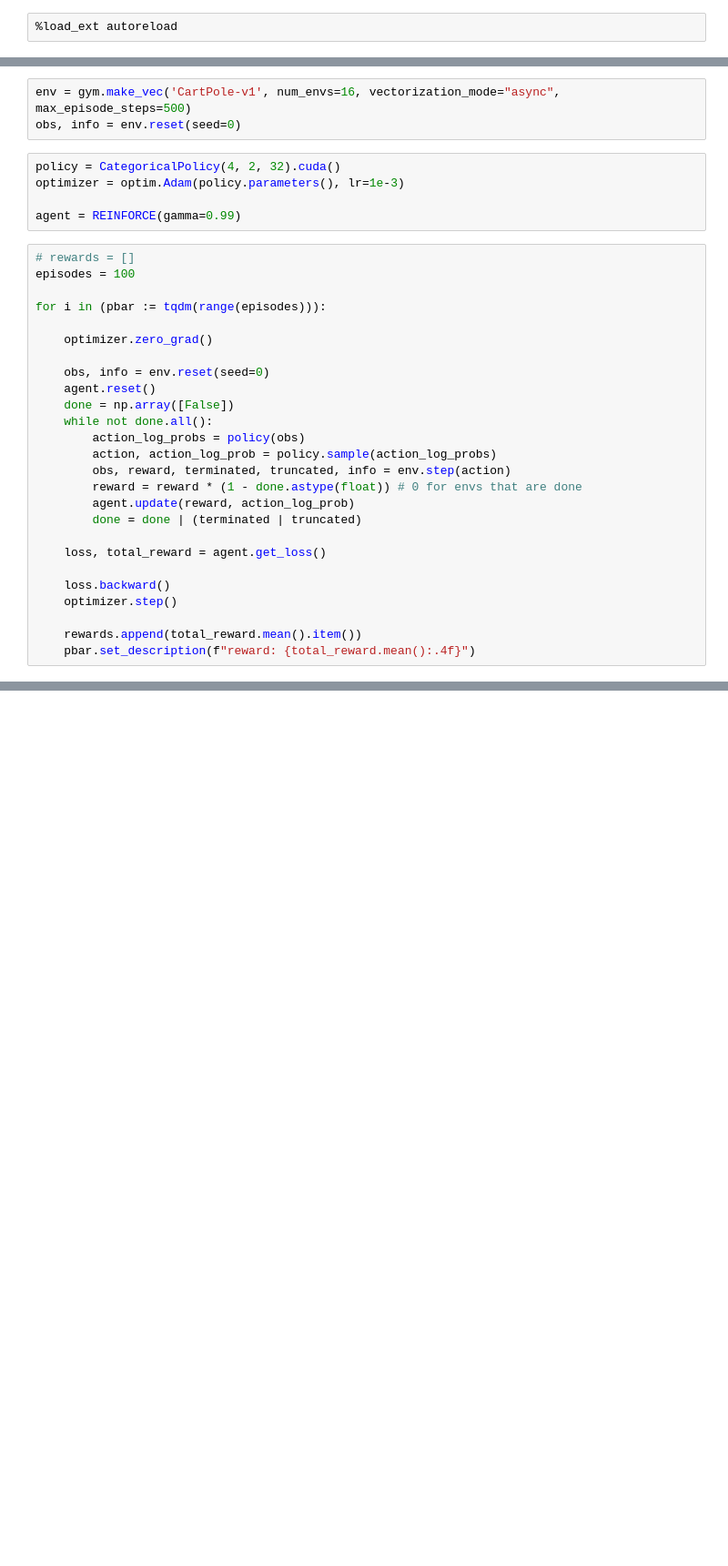
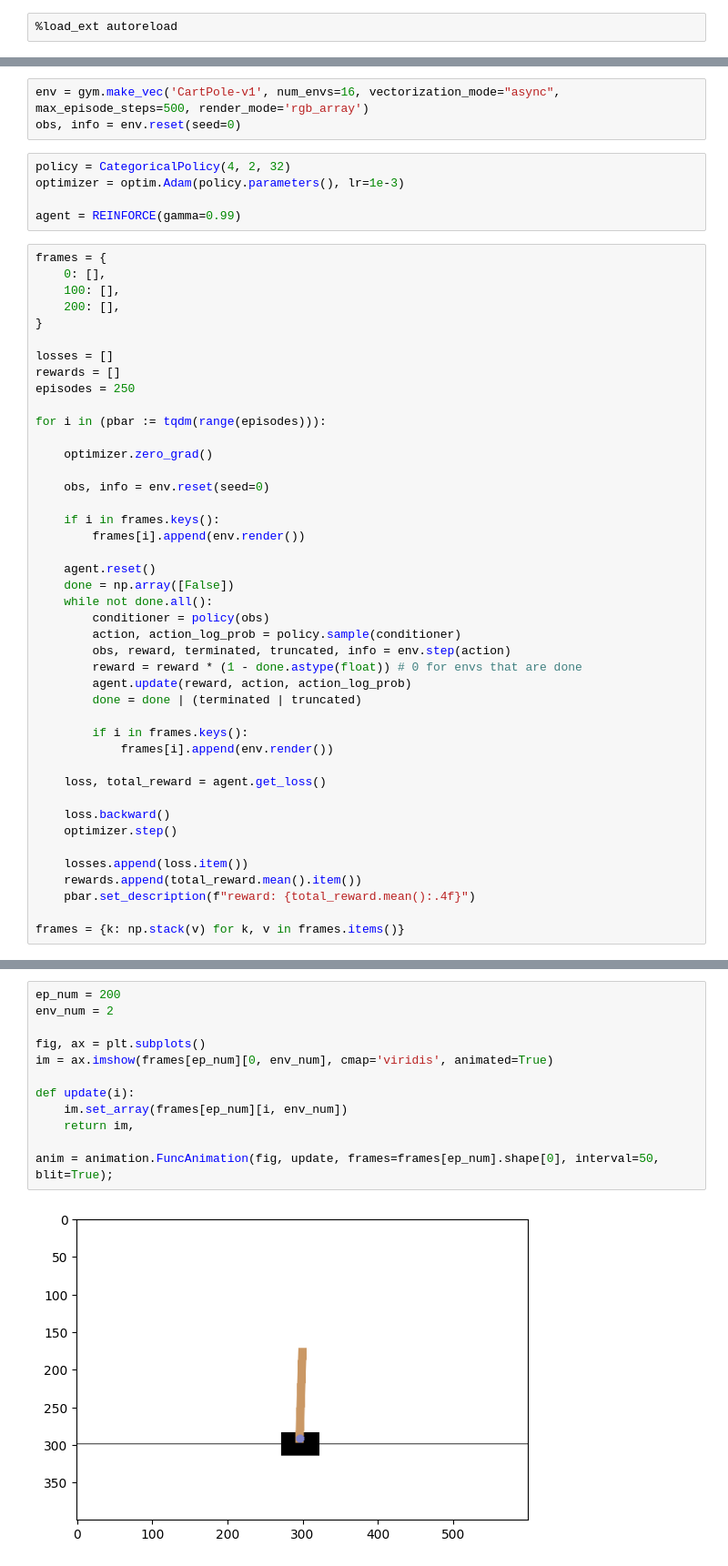
Before and after one commit to al-jshen/ltl, a Jupyter notebook: notebooks/cartpole.ipynb, the cells around one changed output, grey strips where cells are left out. Shown: that part at 91% size. Drawn from its saved outputs; the diff is of its cells as text; blank space fills up the shorter version.

```diff
--- a/notebooks/cartpole.ipynb
+++ b/notebooks/cartpole.ipynb
@@ -15,34 +18,51 @@ import numpy as np
 # %%
-env = gym.make_vec('CartPole-v1', num_envs=16, vectorization_mode="async", max_episode_steps=500)
+env = gym.make_vec('CartPole-v1', num_envs=16, vectorization_mode="async", max_episode_steps=500, render_mode='rgb_array')
 obs, info = env.reset(seed=0)
 # %%
-policy = CategoricalPolicy(4, 2, 32).cuda()
+policy = CategoricalPolicy(4, 2, 32)
 optimizer = optim.Adam(policy.parameters(), lr=1e-3)
 
 agent = REINFORCE(gamma=0.99)
 # %%
-# rewards = []
-episodes = 100
+frames = {
+    0: [],
+    100: [],
+    200: [],
+}
+
+losses = []
+rewards = []
+episodes = 250
 
 for i in (pbar := tqdm(range(episodes))):
 
     optimizer.zero_grad()
 
     obs, info = env.reset(seed=0)
+
+    if i in frames.keys():
+        frames[i].append(env.render())
+
     agent.reset()
     done = np.array([False])
     while not done.all():
-        action_log_probs = policy(obs)
-        action, action_log_prob = policy.sample(action_log_probs)
+        conditioner = policy(obs)
+        action, action_log_prob = policy.sample(conditioner)
         obs, reward, terminated, truncated, info = env.step(action)
         reward = reward * (1 - done.astype(float)) # 0 for envs that are done
-        agent.update(reward, action_log_prob)
+        agent.update(reward, action, action_log_prob)
         done = done | (terminated | truncated)
+
+        if i in frames.keys():
+            frames[i].append(env.render())
 
     loss, total_reward = agent.get_loss()
 
     loss.backward()
     optimizer.step()
 
+    losses.append(loss.item())
     rewards.append(total_reward.mean().item())
     pbar.set_description(f"reward: {total_reward.mean():.4f}")
+
+frames = {k: np.stack(v) for k, v in frames.items()}
@@ -53,0 +74,14 @@ plt.plot(rewards)
+# %%
+ep_num = 200
+env_num = 2
+
+fig, ax = plt.subplots()
+im = ax.imshow(frames[ep_num][0, env_num], cmap='viridis', animated=True)
+
+def update(i):
+    im.set_array(frames[ep_num][i, env_num])
+    return im,
+
+anim = animation.FuncAnimation(fig, update, frames=frames[ep_num].shape[0], interval=50, blit=True);
+# %% [output]
+[figure, added]
```
Also changed, not shown: parts of 4 cells of this notebook.
